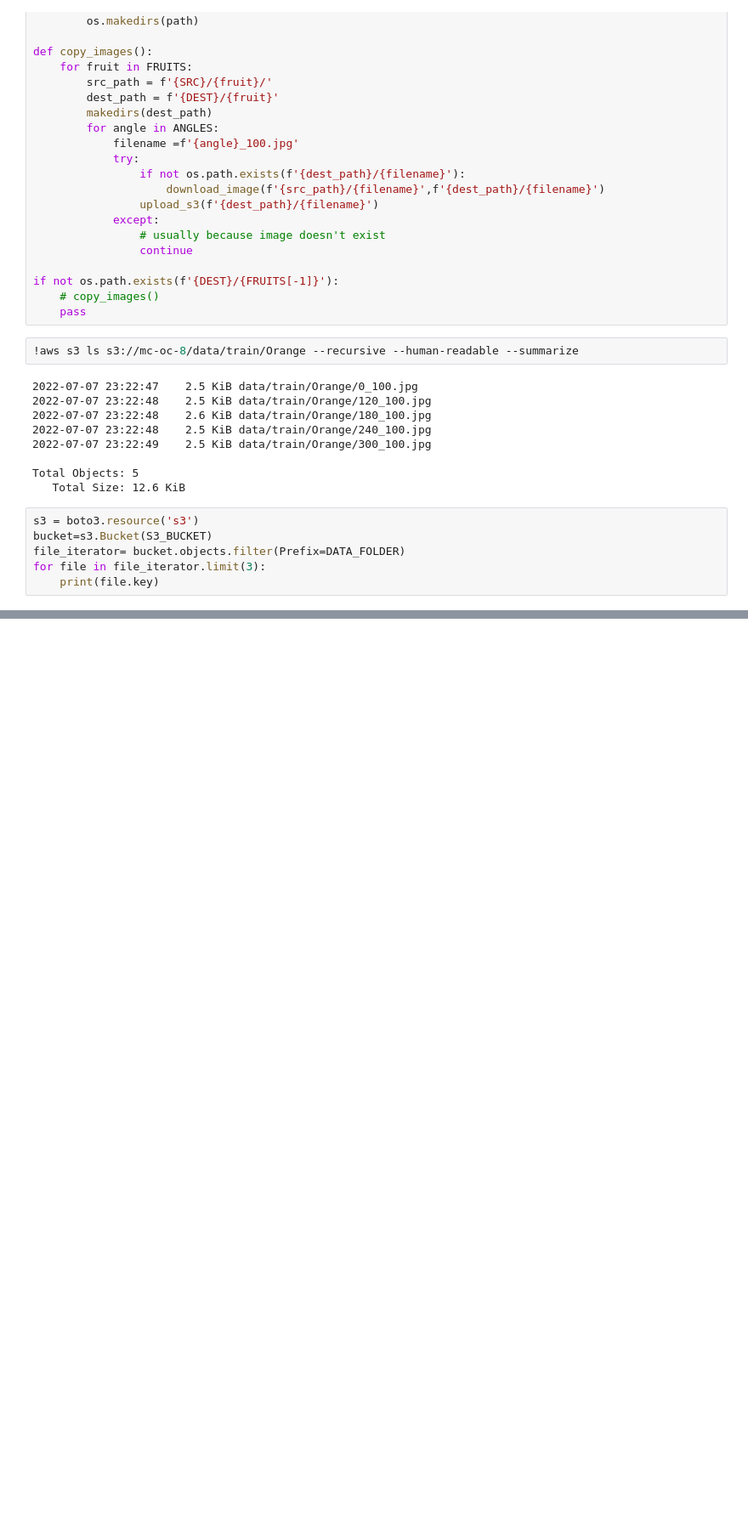
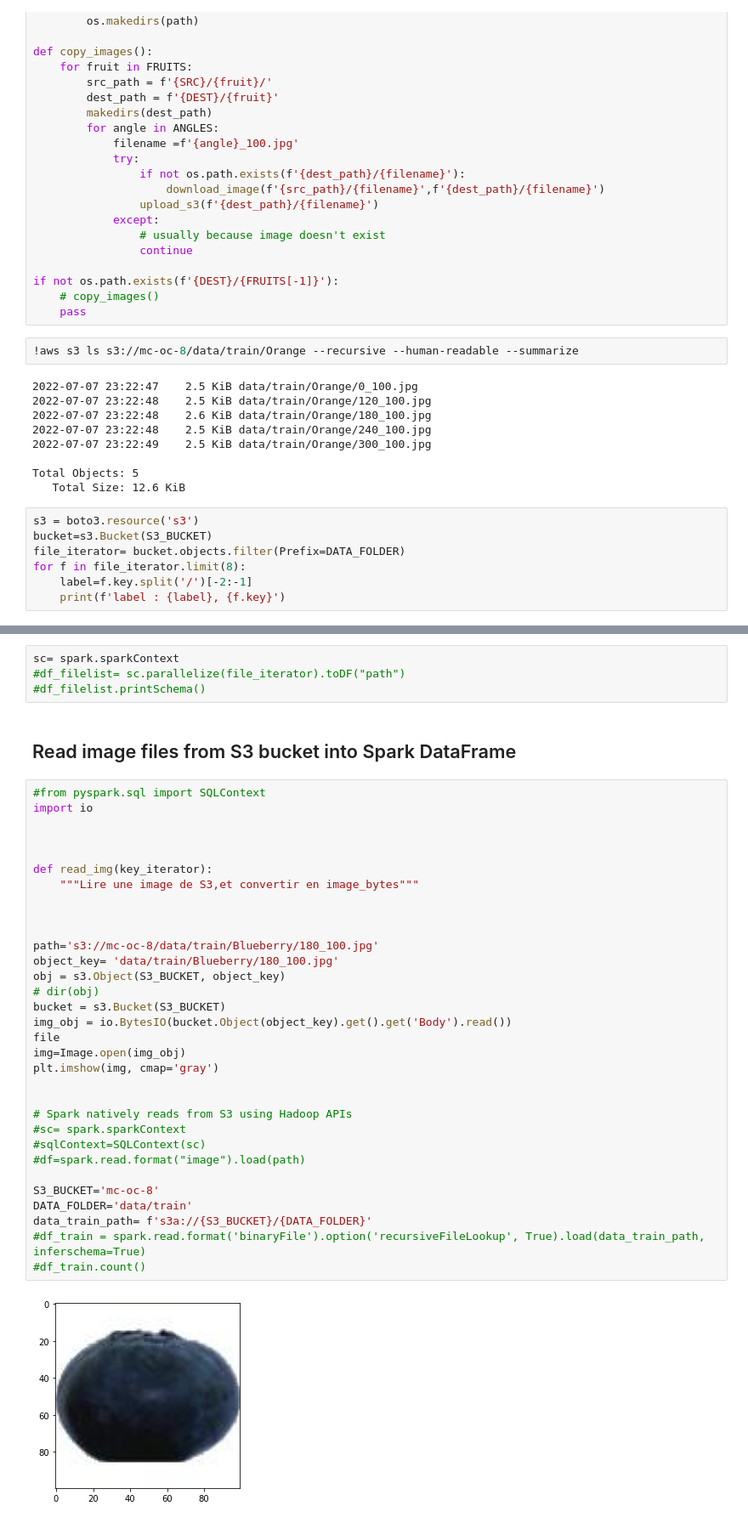
Before and after one commit to mrcreasey/oc-ds-p8-pyspark-deploy, a Jupyter notebook: pyspark_sur_sagemaker.ipynb, the cells around one changed output, grey strips where cells are left out. Shown at 85% size. Cells and saved outputs as stored; diff of their text form; blank space fills up the shorter version.

Commit message:
read images from S3

```diff
--- a/pyspark_sur_sagemaker.ipynb
+++ b/pyspark_sur_sagemaker.ipynb
@@ -171,6 +176,7 @@ Total Objects: 5
 s3 = boto3.resource('s3')
 bucket=s3.Bucket(S3_BUCKET)
 file_iterator= bucket.objects.filter(Prefix=DATA_FOLDER)
-for file in file_iterator.limit(3):
-    print(file.key)
+for f in file_iterator.limit(8):
+    label=f.key.split('/')[-2:-1]
+    print(f'label : {label}, {f.key}')
 # %% [output]
@@ -179,0 +191,40 @@ data/train/Blueberry/180_100.jpg
+# %%
+sc= spark.sparkContext
+#df_filelist= sc.parallelize(file_iterator).toDF("path")
+#df_filelist.printSchema()
+# %% [markdown]
+## Read image files from S3 bucket into Spark DataFrame
+# %%
+#from pyspark.sql import SQLContext
+import io
+
+
+
+def read_img(key_iterator):
+    """Lire une image de S3,et convertir en image_bytes"""
+
+
+
+path='s3://mc-oc-8/data/train/Blueberry/180_100.jpg'
+object_key= 'data/train/Blueberry/180_100.jpg'
+obj = s3.Object(S3_BUCKET, object_key)
+# dir(obj)
+bucket = s3.Bucket(S3_BUCKET)
+img_obj = io.BytesIO(bucket.Object(object_key).get().get('Body').read())
+file
+img=Image.open(img_obj)
+plt.imshow(img, cmap='gray')
+
+
+# Spark natively reads from S3 using Hadoop APIs
+#sc= spark.sparkContext
+#sqlContext=SQLContext(sc)
+#df=spark.read.format("image").load(path)
+
+S3_BUCKET='mc-oc-8'
+DATA_FOLDER='data/train'
+data_train_path= f's3a://{S3_BUCKET}/{DATA_FOLDER}'
+#df_train = spark.read.format('binaryFile').option('recursiveFileLookup', True).load(data_train_path, inferschema=True)
+#df_train.count()
+# %% [output]
+[figure, added]
```
Also changed, not shown: parts of 4 cells of this notebook.
